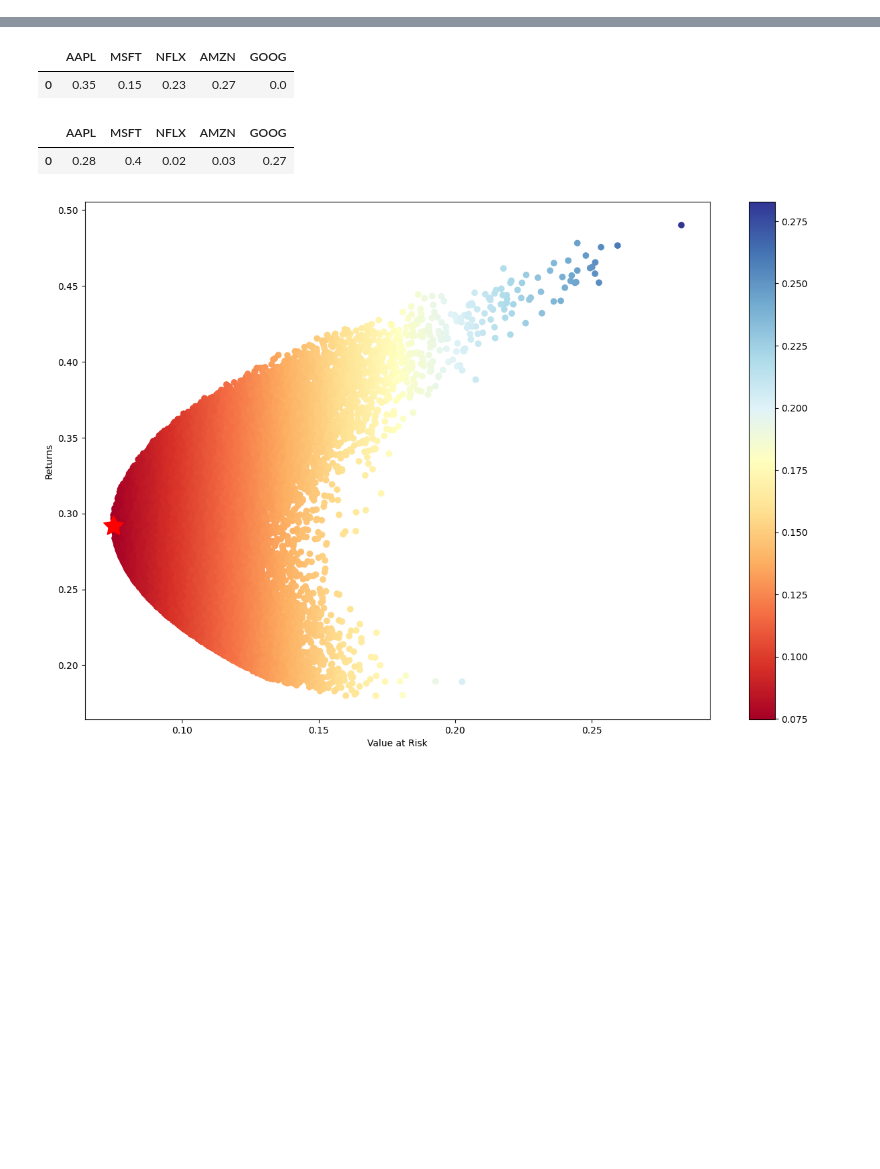
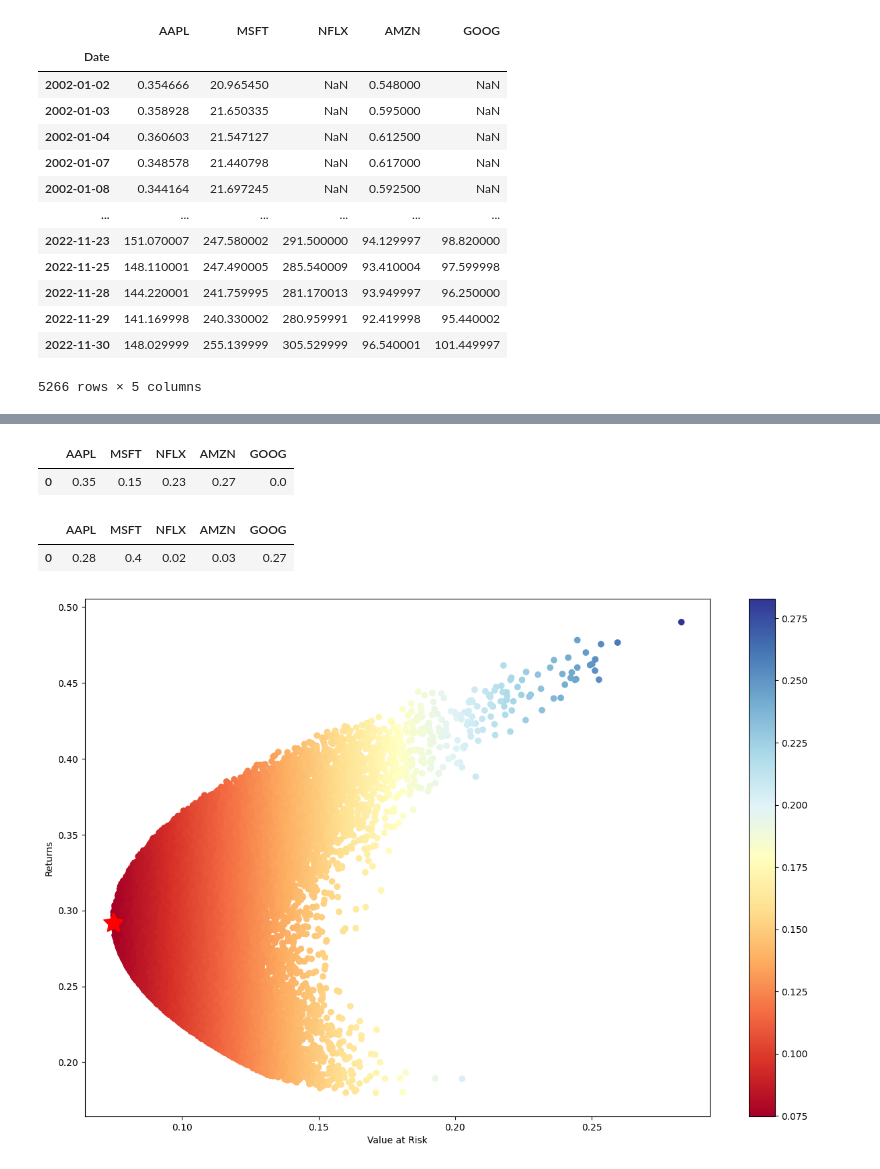
Before and after one commit to ChoiInYeol/Finance-Data-Analysis-Project, a Jupyter notebook: capston.ipynb, the cells around one changed output, grey strips where cells are left out. Drawn from its saved outputs; the diff is of its cells as text; code cells hidden in the pictures; blank space fills up the shorter version.

```diff
--- a/capston.ipynb
+++ b/capston.ipynb
@@ -7,4 +7,25 @@ import scipy.optimize as sco
 from scipy import stats
 import matplotlib.pyplot as plt
 %matplotlib inline
+# %%
+import FinanceDataReader as fdr
+tickers = ['AAPL', 'MSFT', 'NFLX', 'AMZN', 'GOOG']
+df = pd.DataFrame([fdr.DataReader(ticker, '2002-01-01', '2022-12-01')['Adj Close'] for ticker in tickers]).T
+df.columns = tickers
+df
+# %% [output]
+|  | AAPL | MSFT | NFLX | AMZN | GOOG |
+| Date |  |  |  |  |  |
+| 2002-01-02 | 0.354666 | 20.965450 | NaN | 0.548000 | NaN |
+| 2002-01-03 | 0.358928 | 21.650335 | NaN | 0.595000 | NaN |
+| 2002-01-04 | 0.360603 | 21.547127 | NaN | 0.612500 | NaN |
+| 2002-01-07 | 0.348578 | 21.440798 | NaN | 0.617000 | NaN |
+| 2002-01-08 | 0.344164 | 21.697245 | NaN | 0.592500 | NaN |
+| ... | ... | ... | ... | ... | ... |
+| 2022-11-23 | 151.070007 | 247.580002 | 291.500000 | 94.129997 | 98.820000 |
+| 2022-11-25 | 148.110001 | 247.490005 | 285.540009 | 93.410004 | 97.599998 |
+| 2022-11-28 | 144.220001 | 241.759995 | 281.170013 | 93.949997 | 96.250000 |
+| 2022-11-29 | 141.169998 | 240.330002 | 280.959991 | 92.419998 | 95.440002 |
+| 2022-11-30 | 148.029999 | 255.139999 | 305.529999 | 96.540001 | 101.449997 |
+5266 rows × 5 columns
 # %%
```
Also changed, not shown: parts of 10 cells of this notebook.
